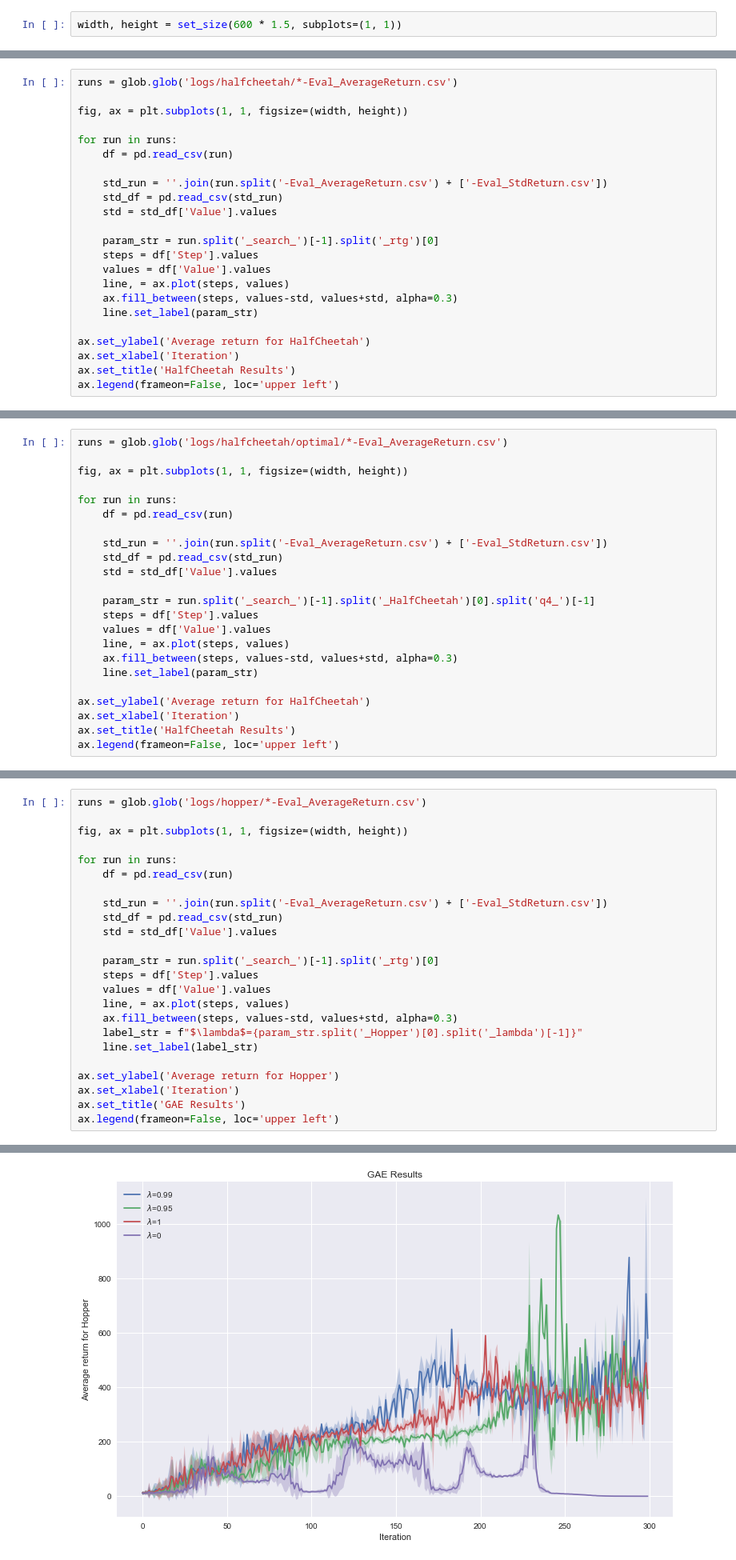
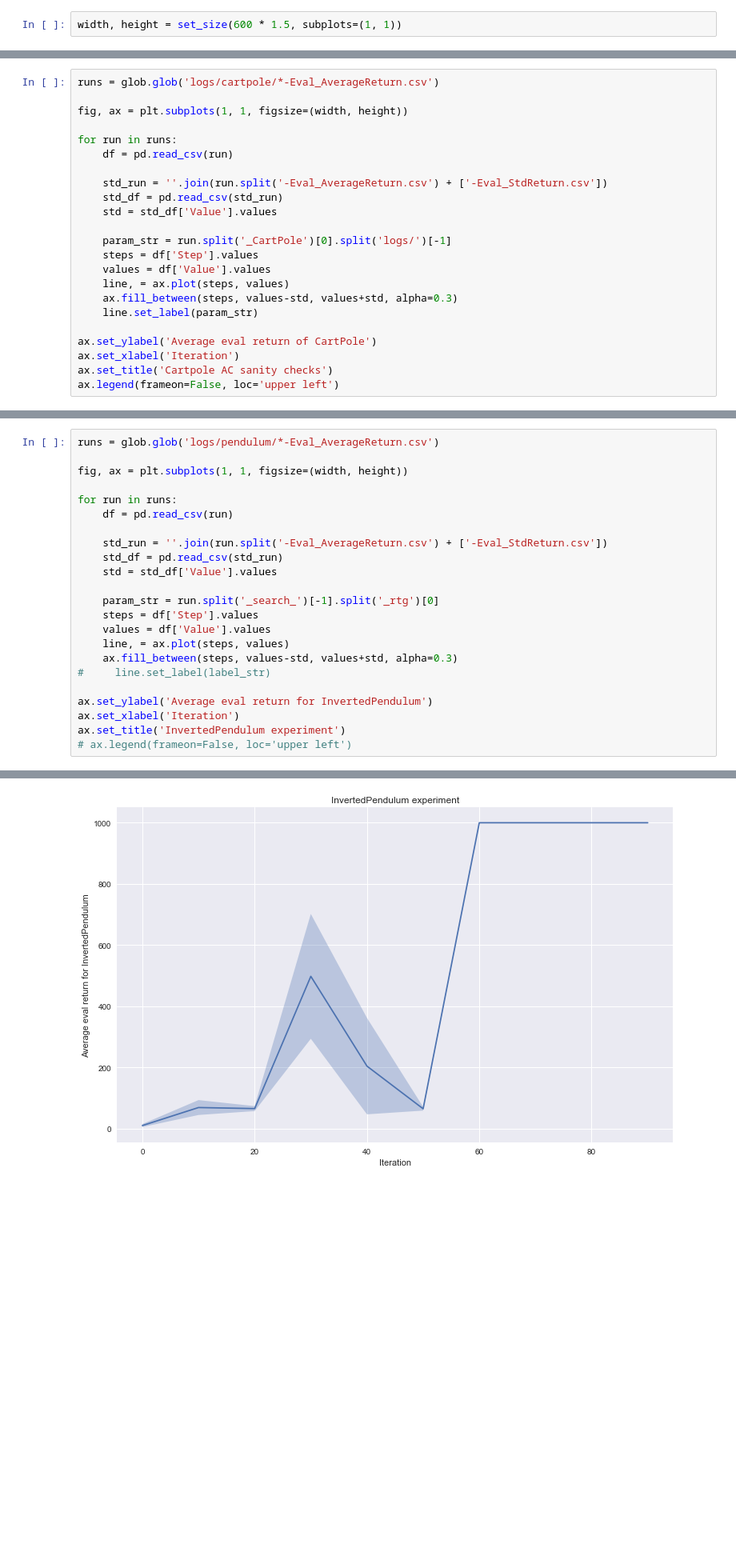
Before and after one commit to gmittal/homework_fall2021, a Jupyter notebook: nb/hw3.ipynb, the cells around one changed output, grey strips where cells are left out. Shown: that part at 80% size. Saved outputs shown, nothing was run; the diff lists cells and outputs as text; blank space fills up the shorter version.

```diff
--- a/nb/hw3.ipynb
+++ b/nb/hw3.ipynb
@@ -147,5 +137,5 @@ Text(0.5, 1.0, 'LunarLander Results')
 # %%
-runs = glob.glob('logs/halfcheetah/*-Eval_AverageReturn.csv')
+runs = glob.glob('logs/cartpole/*-Eval_AverageReturn.csv')
 
 fig, ax = plt.subplots(1, 1, figsize=(width, height))
 
@@ -156,16 +146,16 @@ for run in runs:
     std_df = pd.read_csv(std_run)
     std = std_df['Value'].values
 
-    param_str = run.split('_search_')[-1].split('_rtg')[0]
+    param_str = run.split('_CartPole')[0].split('logs/')[-1]
     steps = df['Step'].values
     values = df['Value'].values
     line, = ax.plot(steps, values)
     ax.fill_between(steps, values-std, values+std, alpha=0.3)
     line.set_label(param_str)
 
-ax.set_ylabel('Average return for HalfCheetah')
+ax.set_ylabel('Average eval return of CartPole')
 ax.set_xlabel('Iteration')
-ax.set_title('HalfCheetah Results')
+ax.set_title('Cartpole AC sanity checks')
 ax.legend(frameon=False, loc='upper left')
 # %% [output]
 <matplotlib.legend.Legend at 0x...>
@@ -173,23 +162,0 @@ ax.legend(frameon=False, loc='upper left')
-# %%
-runs = glob.glob('logs/halfcheetah/optimal/*-Eval_AverageReturn.csv')
-
-fig, ax = plt.subplots(1, 1, figsize=(width, height))
-
-for run in runs:
-    df = pd.read_csv(run)
-
-    std_run = ''.join(run.split('-Eval_AverageReturn.csv') + ['-Eval_StdReturn.csv'])
-    std_df = pd.read_csv(std_run)
-    std = std_df['Value'].values
-
-    param_str = run.split('_search_')[-1].split('_HalfCheetah')[0].split('q4_')[-1]
-    steps = df['Step'].values
-    values = df['Value'].values
-    line, = ax.plot(steps, values)
-    ax.fill_between(steps, values-std, values+std, alpha=0.3)
-    line.set_label(param_str)
-
-ax.set_ylabel('Average return for HalfCheetah')
-ax.set_xlabel('Iteration')
-ax.set_title('HalfCheetah Results')
-ax.legend(frameon=False, loc='upper left')
@@ -201,5 +165,5 @@ ax.legend(frameon=False, loc='upper left')
 # %%
-runs = glob.glob('logs/hopper/*-Eval_AverageReturn.csv')
+runs = glob.glob('logs/pendulum/*-Eval_AverageReturn.csv')
 
 fig, ax = plt.subplots(1, 1, figsize=(width, height))
 
@@ -215,11 +179,10 @@ for run in runs:
     values = df['Value'].values
     line, = ax.plot(steps, values)
     ax.fill_between(steps, values-std, values+std, alpha=0.3)
-    label_str = f"$\lambda$={param_str.split('_Hopper')[0].split('_lambda')[-1]}"
-    line.set_label(label_str)
+#     line.set_label(label_str)
 
-ax.set_ylabel('Average return for Hopper')
+ax.set_ylabel('Average eval return for InvertedPendulum')
 ax.set_xlabel('Iteration')
-ax.set_title('GAE Results')
-ax.legend(frameon=False, loc='upper left')
+ax.set_title('InvertedPendulum experiment')
+# ax.legend(frameon=False, loc='upper left')
 # %% [output]
@@ -227 +190 @@ ax.legend(frameon=False, loc='upper left')
-[figure, old version]
+[figure, new version]
```
Also changed, not shown: parts of 14 cells of this notebook, 30 other files.
